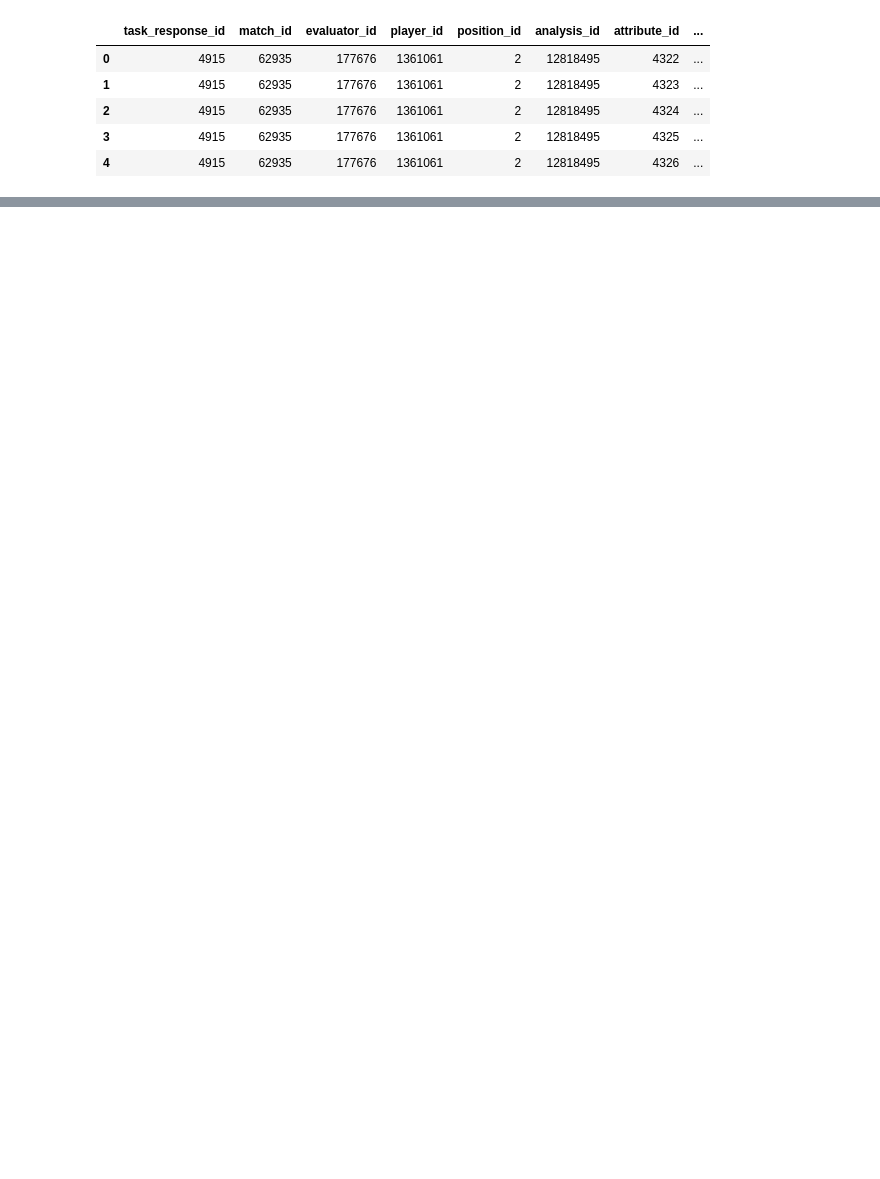
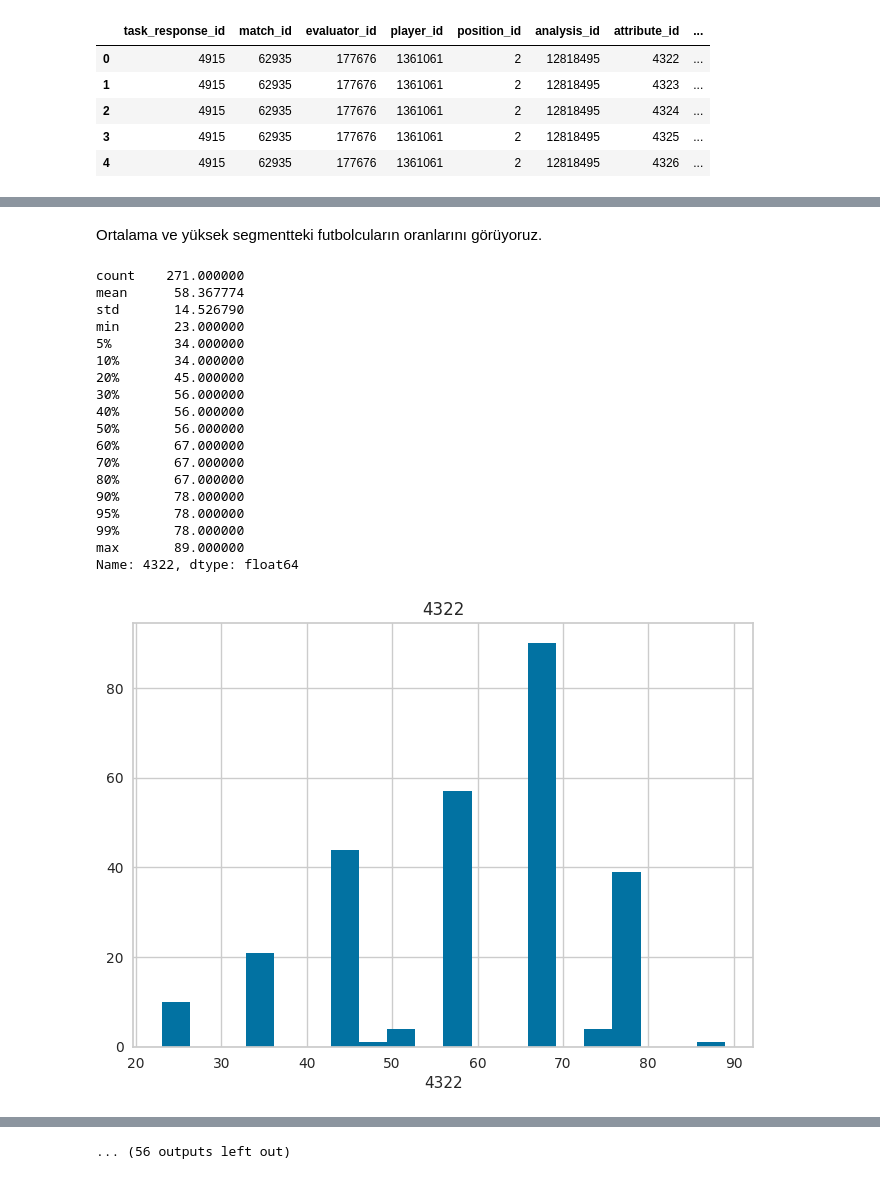
Before and after one commit to savhande/Scoutium_talent, a Jupyter notebook: ScoutiumTalent.ipynb, the cells around one changed output, grey strips where cells are left out. Drawn from its saved outputs; the diff is of its cells as text; code cells hidden in the pictures; blank space fills up the shorter version.

Commit message:
Kaggle Notebook | Scoutium_Talent 4 | Version4

```diff
--- a/ScoutiumTalent.ipynb
+++ b/ScoutiumTalent.ipynb
@@ -40,0 +87,19 @@ df.head()
+# %%
+# Adım 5: Oluşturduğunuz veri setinden “pivot_table” fonksiyonunu kullanarak bir tablo oluşturunuz.
+# Bu pivot table'da her satırda bir oyuncu olacak şekilde manipülasyon yapınız.
+
+    #Adım 1: İndekste “player_id”,“position_id” ve “potential_label”, sütunlarda “attribute_id”
+    # ve değerlerde scout’ların oyunculara verdiği puan “attribute_value” olacak şekilde
+    # pivot table’ı oluşturunuz.
+
+pt = pd.pivot_table(dff, values="attribute_value", columns="attribute_id", index=["player_id","position_id","potential_label"])
+    #Adım 2: “reset_index” fonksiyonunu kullanarak indeksleri değişken olarak atayınız
+    # ve “attribute_id” sütunlarının isimlerini stringe çeviriniz
+pt = pt.reset_index(drop=False)
+pt.columns = pt.columns.map(str)
+# %%
+################################################################
+# Görev 3: Sayısal değişken kolonlarını “num_cols” adıyla bir listeye kaydediniz.
+################################################################
+
+num_cols = pt.columns[3:]
@@ -40,0 +139,11 @@ df.head()
+# %%
+def cat_summary(dataframe, col_name, plot=False):
+    print(pd.DataFrame({col_name: dataframe[col_name].value_counts(),
+                        "Ratio": 100 * dataframe[col_name].value_counts() / len(dataframe)}))
+    print("##########################################")
+    if plot:
+        sns.countplot(x=dataframe[col_name], data=dataframe)
+        plt.show()
+
+for col in ["position_id","potential_label"]:
+    cat_summary(pt, col)
@@ -40,0 +168,35 @@ df.head()
+# %% [markdown]
+Ortalama ve yüksek segmentteki futbolcuların oranlarını görüyoruz.
+# %%
+def num_summary(dataframe, numerical_col, plot=False):
+    quantiles = [0.05, 0.10, 0.20, 0.30, 0.40, 0.50, 0.60, 0.70, 0.80, 0.90, 0.95, 0.99]
+    print(dataframe[numerical_col].describe(quantiles).T)
+
+    if plot:
+        dataframe[numerical_col].hist(bins=20)
+        plt.xlabel(numerical_col)
+        plt.title(numerical_col)
+        plt.show()
+
+for col in num_cols:
+    num_summary(pt, col, plot=True)
+# %% [output]
+count    271.000000
+mean      58.367774
+std       14.526790
+min       23.000000
+5%        34.000000
+10%       34.000000
+20%       45.000000
+30%       56.000000
+40%       56.000000
+50%       56.000000
+60%       67.000000
+70%       67.000000
+80%       67.000000
+90%       78.000000
+95%       78.000000
+99%       78.000000
+max       89.000000
+Name: 4322, dtype: float64
+[figure, added]
@@ -40,0 +298 @@ df.head()
+... (56 outputs left out)
```
Also changed, not shown: parts of 26 cells of this notebook.
